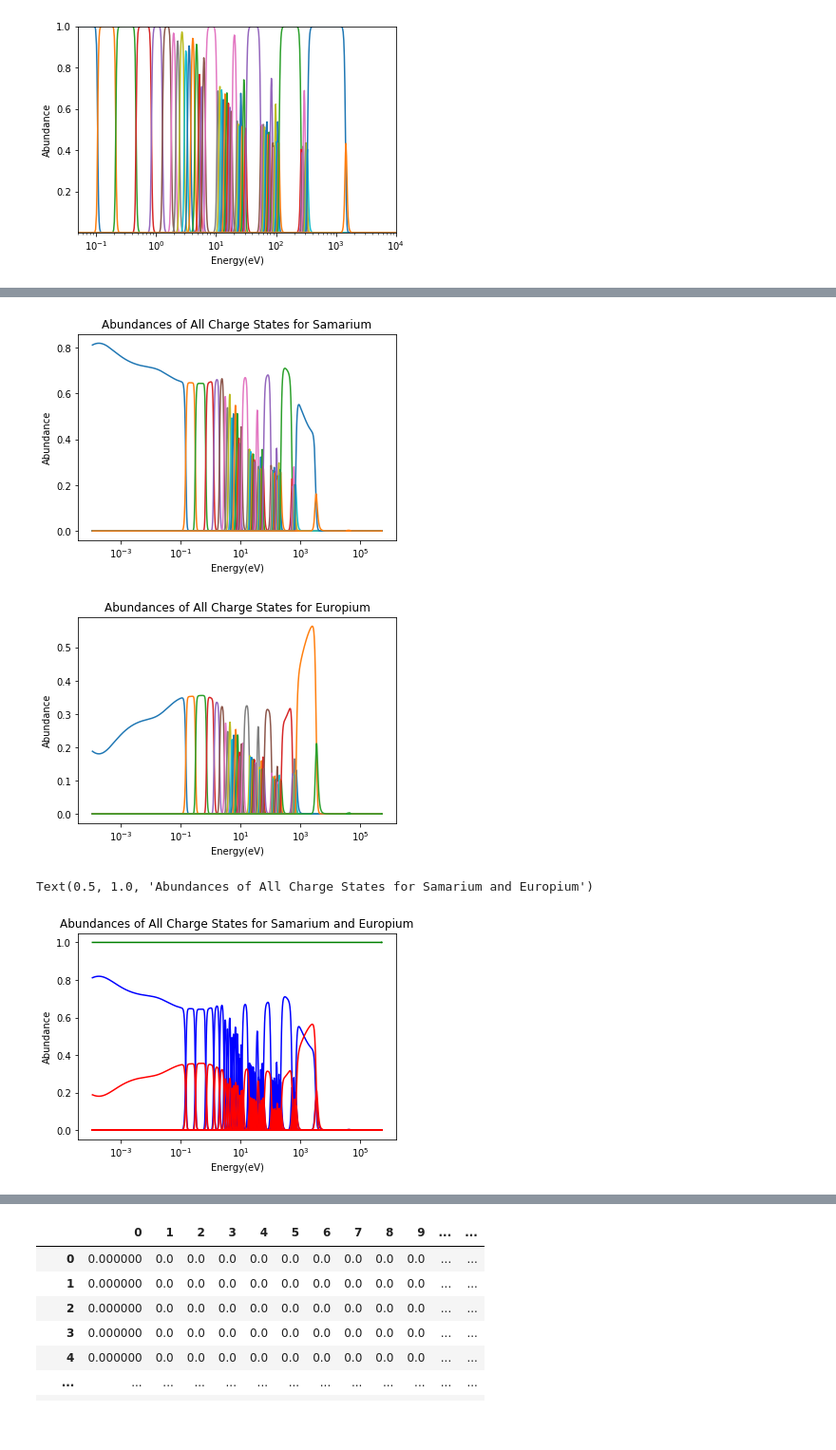
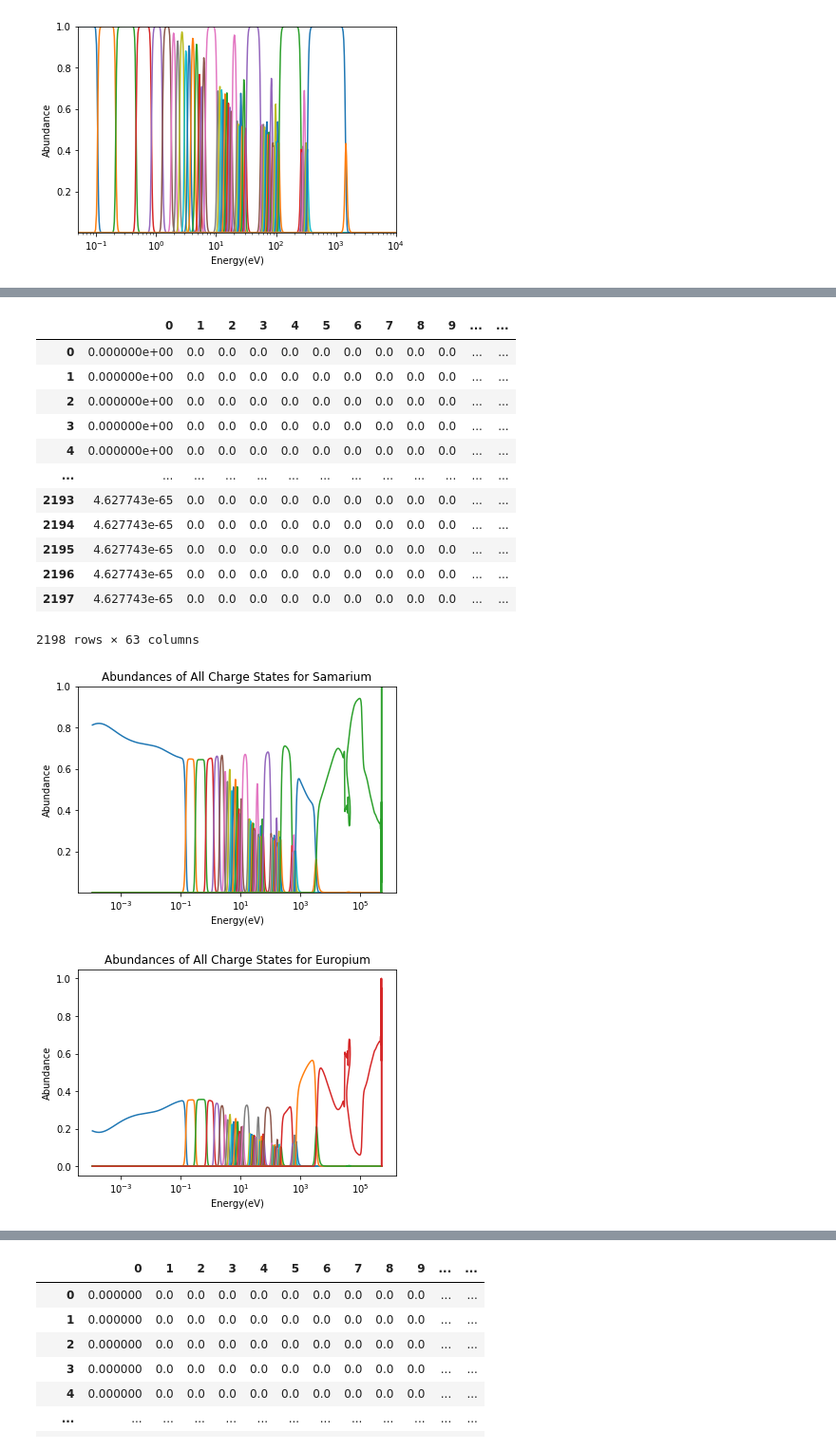
Before and after one commit to PranavNalamwar/R-process_Mergers, a Jupyter notebook: Abundance_Calculations/Multiple Elements Scenario.ipynb, the cells around one changed output, grey strips where cells are left out. Shown: that part at 95% size. Cells and saved outputs as stored; diff of their text form; code cells hidden in the pictures; blank space fills up the shorter version.

Commit message:
I am updating the Multiple Elements Scenario Code
I successfully tested the Sm and Eu case, so now I will be moving on to the full element case.

```diff
--- a/Abundance_Calculations/Multiple Elements Scenario.ipynb
+++ b/Abundance_Calculations/Multiple Elements Scenario.ipynb
@@ -175,5 +151,24 @@ Y
+# %%
+#Here, I convert the abundances of Samarium to a pandas dataframe to see the table in a table
+Y = pd.DataFrame(YI[0])
+Y
+# %% [output]
+|  | 0 | 1 | 2 | 3 | 4 | 5 | 6 | 7 | 8 | 9 | ... | ... |
+| 0 | 0.000000e+00 | 0.0 | 0.0 | 0.0 | 0.0 | 0.0 | 0.0 | 0.0 | 0.0 | 0.0 | ... | ... |
+| 1 | 0.000000e+00 | 0.0 | 0.0 | 0.0 | 0.0 | 0.0 | 0.0 | 0.0 | 0.0 | 0.0 | ... | ... |
+| 2 | 0.000000e+00 | 0.0 | 0.0 | 0.0 | 0.0 | 0.0 | 0.0 | 0.0 | 0.0 | 0.0 | ... | ... |
+| 3 | 0.000000e+00 | 0.0 | 0.0 | 0.0 | 0.0 | 0.0 | 0.0 | 0.0 | 0.0 | 0.0 | ... | ... |
+| 4 | 0.000000e+00 | 0.0 | 0.0 | 0.0 | 0.0 | 0.0 | 0.0 | 0.0 | 0.0 | 0.0 | ... | ... |
+| ... | ... | ... | ... | ... | ... | ... | ... | ... | ... | ... | ... | ... |
+| 2193 | 4.627743e-65 | 0.0 | 0.0 | 0.0 | 0.0 | 0.0 | 0.0 | 0.0 | 0.0 | 0.0 | ... | ... |
+| 2194 | 4.627743e-65 | 0.0 | 0.0 | 0.0 | 0.0 | 0.0 | 0.0 | 0.0 | 0.0 | 0.0 | ... | ... |
+| 2195 | 4.627743e-65 | 0.0 | 0.0 | 0.0 | 0.0 | 0.0 | 0.0 | 0.0 | 0.0 | 0.0 | ... | ... |
+| 2196 | 4.627743e-65 | 0.0 | 0.0 | 0.0 | 0.0 | 0.0 | 0.0 | 0.0 | 0.0 | 0.0 | ... | ... |
+| 2197 | 4.627743e-65 | 0.0 | 0.0 | 0.0 | 0.0 | 0.0 | 0.0 | 0.0 | 0.0 | 0.0 | ... | ... |
+2198 rows × 63 columns
 # %%
-#This is just a test to see if it works, period!
+#This is just extracting the total Samarium and Europium abundances from Skynet.
+#I also set up the ionization energies arrays for both elements here
 
 index_listSm = []
 index_listEu = []
@@ -181,14 +176,16 @@ index_listEu = []
 full_abundanceSm = []
 full_abundancesEu = []
 
-ion_potential = ion_energies[62:64]
+Z1 = 62
+Z2 = 63
+ion_potential = [ion_energies[Z1], ion_energies[Z2]]
 
 for i in range(len(charge)):
-    if charge[i] == 62: ##charge of samarium
+    if charge[i] == Z1: ##charge of samarium
         index_listSm.append(i)
 
 for i in range(len(charge)):
-    if charge[i] == 63: ##charge of europium
+    if charge[i] == Z2: ##charge of europium
         index_listEu.append(i)
 
 full_abundanceSm = np.sum(abundance[:, index_listSm], 1)
@@ -201,39 +198,23 @@ YI = saha_mult.GetAbundances(full_list_abun,np.array(full_temp),np.array(density
 # %%
 #Getting plot for Eu and Sm
 #Note that the shape of the abundance arrays is one more than the Z because it also accounts for fully ionized
 Ytot = np.sum(YI[0],1) + np.sum(YI[1],1)
 
-for i in range(len(ion_potential[0])):
+for i in range(len(ion_potential[0])+1):
     plt.semilogx(kbEvpGK*np.array(full_temp),(YI[0][:,i])/Ytot)
-
+plt.ylim([1.e-10, 1])
 plt.xlabel("Energy(eV)")
 plt.ylabel("Abundance")
 plt.title("Abundances of All Charge States for Samarium")
 plt.show()
 
-for i in range(len(ion_potential[1])):
+for i in range(len(ion_potential[1])+1):
     plt.semilogx(kbEvpGK*np.array(full_temp),(YI[1][:,i])/Ytot)
 
 plt.xlabel("Energy(eV)")
 plt.ylabel("Abundance")
 plt.title("Abundances of All Charge States for Europium")
 plt.show()
-
-
-for i in range(len(ion_potential[0])):
-    plt.semilogx(kbEvpGK*np.array(full_temp),(YI[0][:,i])/Ytot,color = 'b')
-
-for i in range(len(ion_potential[1])):
-    plt.semilogx(kbEvpGK*np.array(full_temp),(YI[1][:,i])/Ytot,color = 'r')
-
-plt.semilogx(kbEvpGK*np.array(full_temp),Ytot/Ytot,color = 'g')
-
-
-plt.xlabel("Energy(eV)")
-plt.ylabel("Abundance")
-plt.title("Abundances of All Charge States for Samarium and Europium")
 # %% [output]
-[figure, old version]
+[figure, new version]
-[figure, old version]
+[figure, new version]
-Text(0.5, 1.0, 'Abundances of All Charge States for Samarium and Europium')
-[figure, removed]
```
Also changed, not shown: parts of 20 cells of this notebook.
